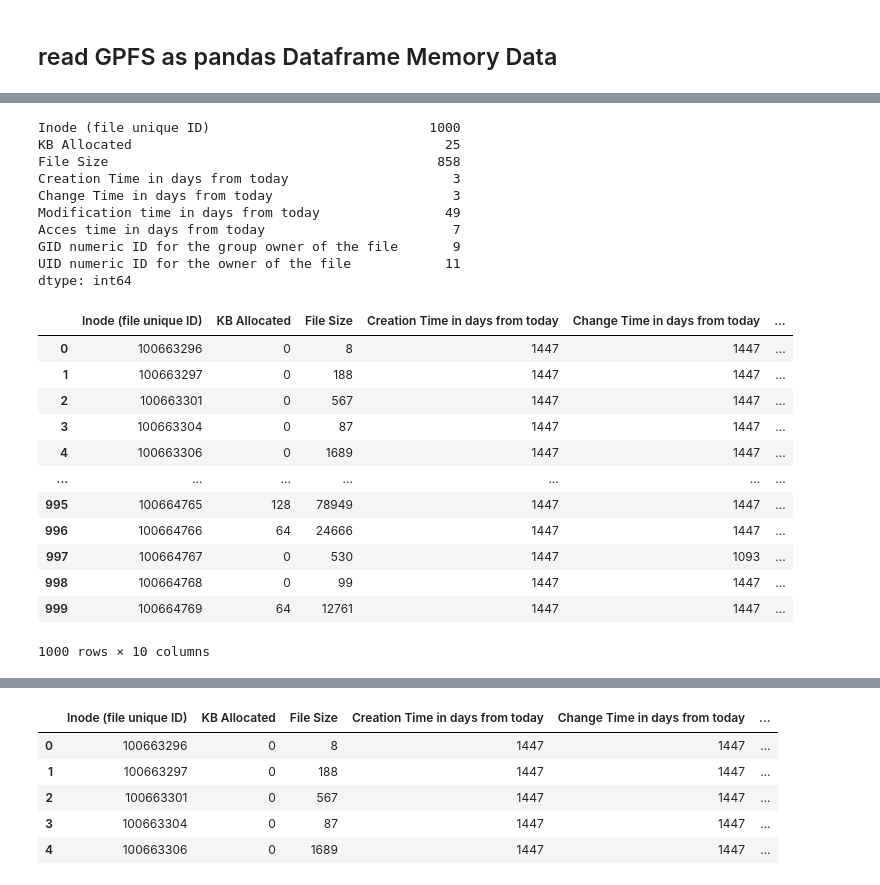
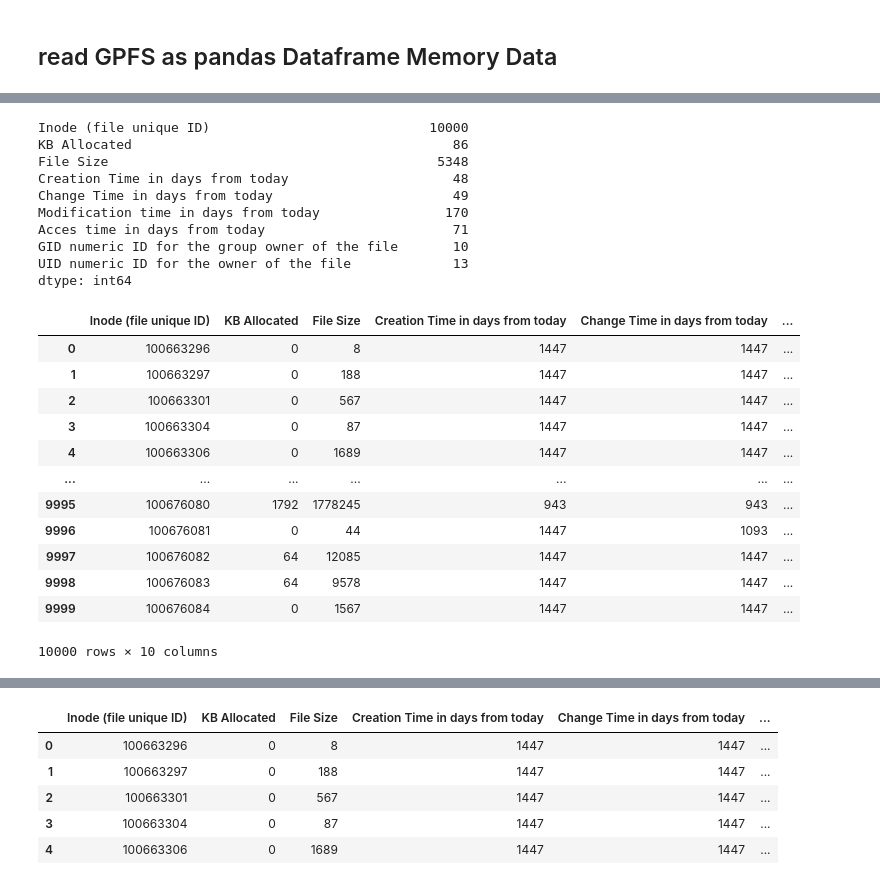
Before and after one commit to tairaeli/ICER_user_data_analytics, a Jupyter notebook: data_insights_GPFS.ipynb, the cells around one changed output, grey strips where cells are left out. Drawn from its saved outputs; the diff is of its cells as text; code cells hidden in the pictures.

```diff
--- a/data_insights_GPFS.ipynb
+++ b/data_insights_GPFS.ipynb
@@ -20,7 +20,7 @@ column_names = ["Inode (file unique ID)",
 "Acces time in days from today",
 "GID numeric ID for the group owner of the file",
 "UID numeric ID for the owner of the file"]
-df = pd.read_csv("/mnt/research/CMSE495-SS24-ICER/file_system_usage/gpfs-stats/inode-size-age-jan-23",header=None, names = column_names, sep=" ",nrows=1000)
+df = pd.read_csv("/mnt/research/CMSE495-SS24-ICER/file_system_usage/gpfs-stats/inode-size-age-jan-23",header=None, names = column_names, sep=" ",nrows=10000)
 df
 # %% [output]
 |  | Inode (file unique ID) | KB Allocated | File Size | Creation Time in days from today | Change Time in days from today | ... |
@@ -58,30 +39,32 @@ memory usage: 70.4 KB
 # %%
 df.nunique()
 # %% [output]
-Inode (file unique ID)                            1000
-KB Allocated                                        25
-File Size                                          858
-Creation Time in days from today                     3
-Change Time in days from today                       3
-Modification time in days from today                49
-Acces time in days from today                        7
-GID numeric ID for the group owner of the file       9
-UID numeric ID for the owner of the file            11
+Inode (file unique ID)                            10000
+KB Allocated                                         86
+File Size                                          5348
+Creation Time in days from today                     48
+Change Time in days from today                       49
+Modification time in days from today                170
+Acces time in days from today                        71
+GID numeric ID for the group owner of the file       10
+UID numeric ID for the owner of the file             13
 dtype: int64
 # %%
-df["bad_users"] = df['File Size']/1000 - df['KB Allocated'] + 3000
+# compute file size- kb allocated = allocated memory not used
+# the higher the # the higher allocated memory not used
+df["underutilizer"] = df['File Size']/1000 - df['KB Allocated'] + 3000
 df
 # %% [output]
 |  | Inode (file unique ID) | KB Allocated | File Size | Creation Time in days from today | Change Time in days from today | ... |
 | 0 | 100663296 | 0 | 8 | 1447 | 1447 | ... |
 | 1 | 100663297 | 0 | 188 | 1447 | 1447 | ... |
 | 2 | 100663301 | 0 | 567 | 1447 | 1447 | ... |
 | 3 | 100663304 | 0 | 87 | 1447 | 1447 | ... |
 | 4 | 100663306 | 0 | 1689 | 1447 | 1447 | ... |
 | ... | ... | ... | ... | ... | ... | ... |
-| 995 | 100664765 | 128 | 78949 | 1447 | 1447 | ... |
-| 996 | 100664766 | 64 | 24666 | 1447 | 1447 | ... |
-| 997 | 100664767 | 0 | 530 | 1447 | 1093 | ... |
-| 998 | 100664768 | 0 | 99 | 1447 | 1447 | ... |
-| 999 | 100664769 | 64 | 12761 | 1447 | 1447 | ... |
+| 9995 | 100676080 | 1792 | 1778245 | 943 | 943 | ... |
+| 9996 | 100676081 | 0 | 44 | 1447 | 1093 | ... |
+| 9997 | 100676082 | 64 | 12085 | 1447 | 1447 | ... |
+| 9998 | 100676083 | 64 | 9578 | 1447 | 1447 | ... |
+| 9999 | 100676084 | 0 | 1567 | 1447 | 1447 | ... |
-1000 rows × 10 columns
+10000 rows × 10 columns
```
Also changed, not shown: parts of 11 cells of this notebook.
